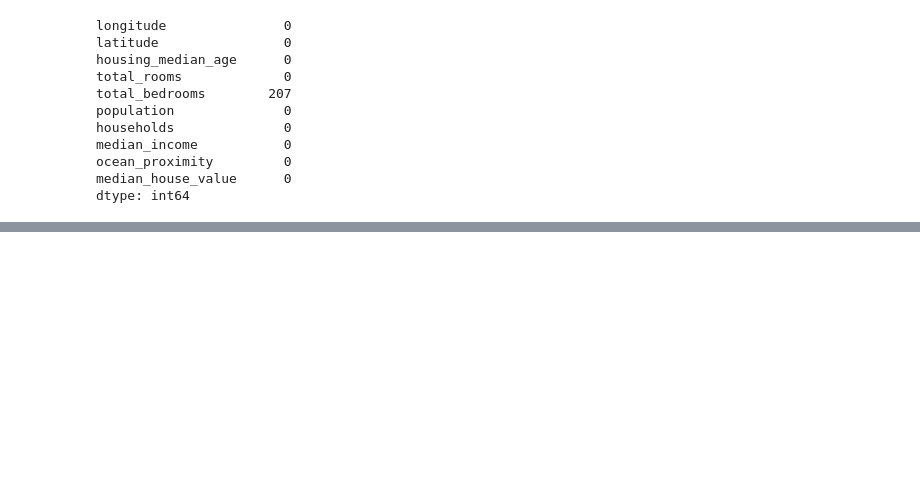
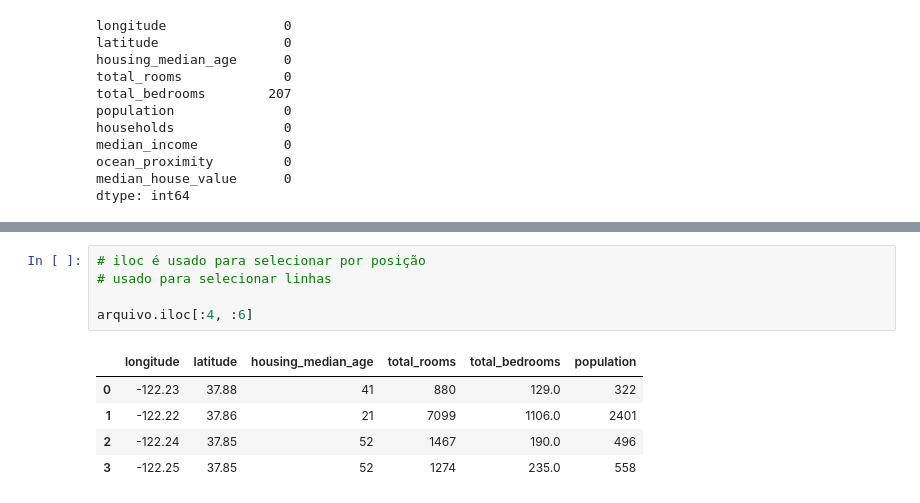
Before and after one commit to KARINAgoncalvesSOARES/Pandas, a Jupyter notebook: 20_funções_do_pandas_ipynbUntitled0.ipynb, the cells around one changed output, grey strips where cells are left out. Drawn from its saved outputs; the diff is of its cells as text; blank space fills up the shorter version.

```diff
--- a/20_funções_do_pandas_ipynbUntitled0.ipynb
+++ b/20_funções_do_pandas_ipynbUntitled0.ipynb
@@ -177,0 +193,11 @@ dtype: int64
+# %%
+# iloc é usado para selecionar por posição
+# usado para selecionar linhas
+
+arquivo.iloc[:4, :6]
+# %% [output]
+|  | longitude | latitude | housing_median_age | total_rooms | total_bedrooms | population |
+| 0 | -122.23 | 37.88 | 41 | 880 | 129.0 | 322 |
+| 1 | -122.22 | 37.86 | 21 | 7099 | 1106.0 | 2401 |
+| 2 | -122.24 | 37.85 | 52 | 1467 | 190.0 | 496 |
+| 3 | -122.25 | 37.85 | 52 | 1274 | 235.0 | 558 |
```
Also changed, not shown: parts of 13 cells of this notebook.
